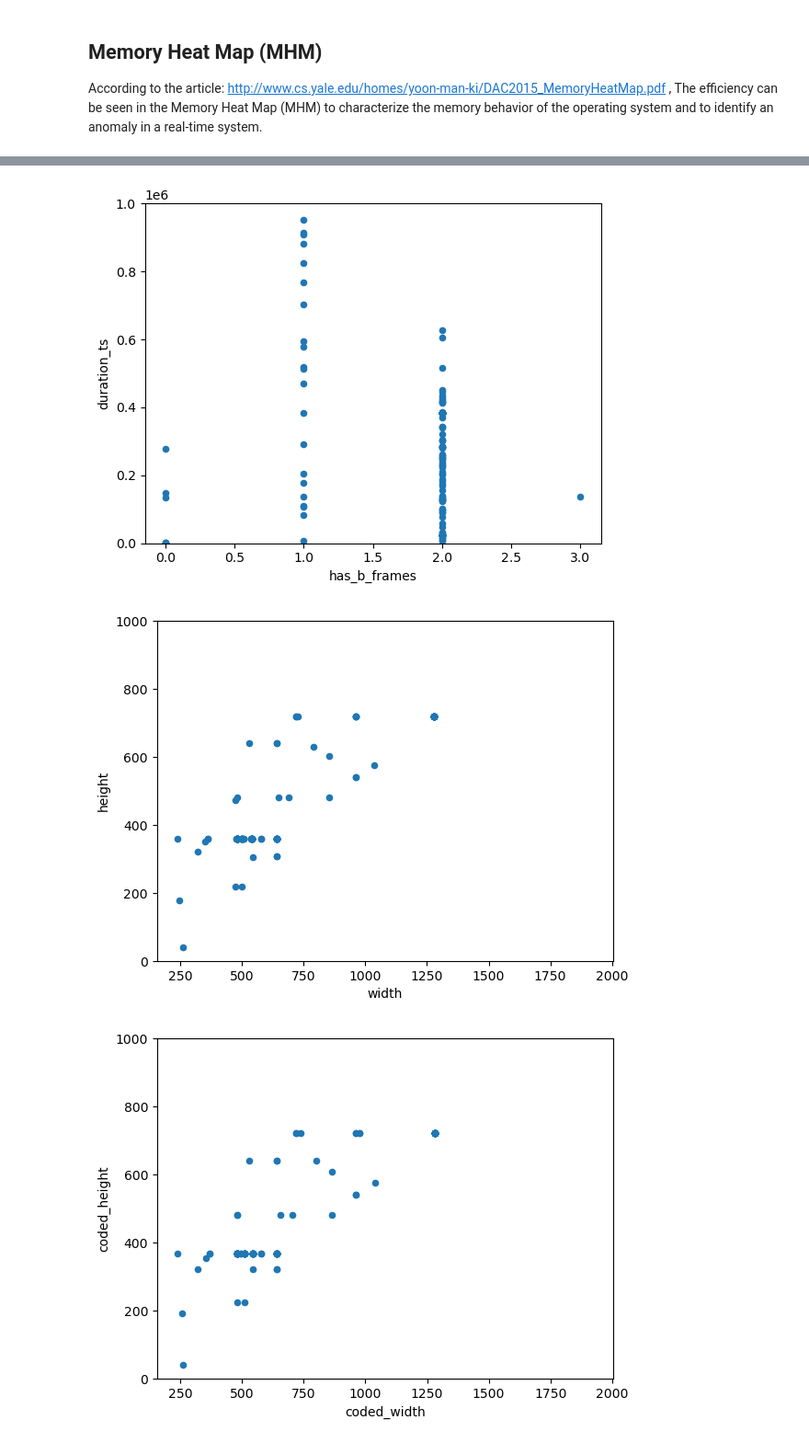
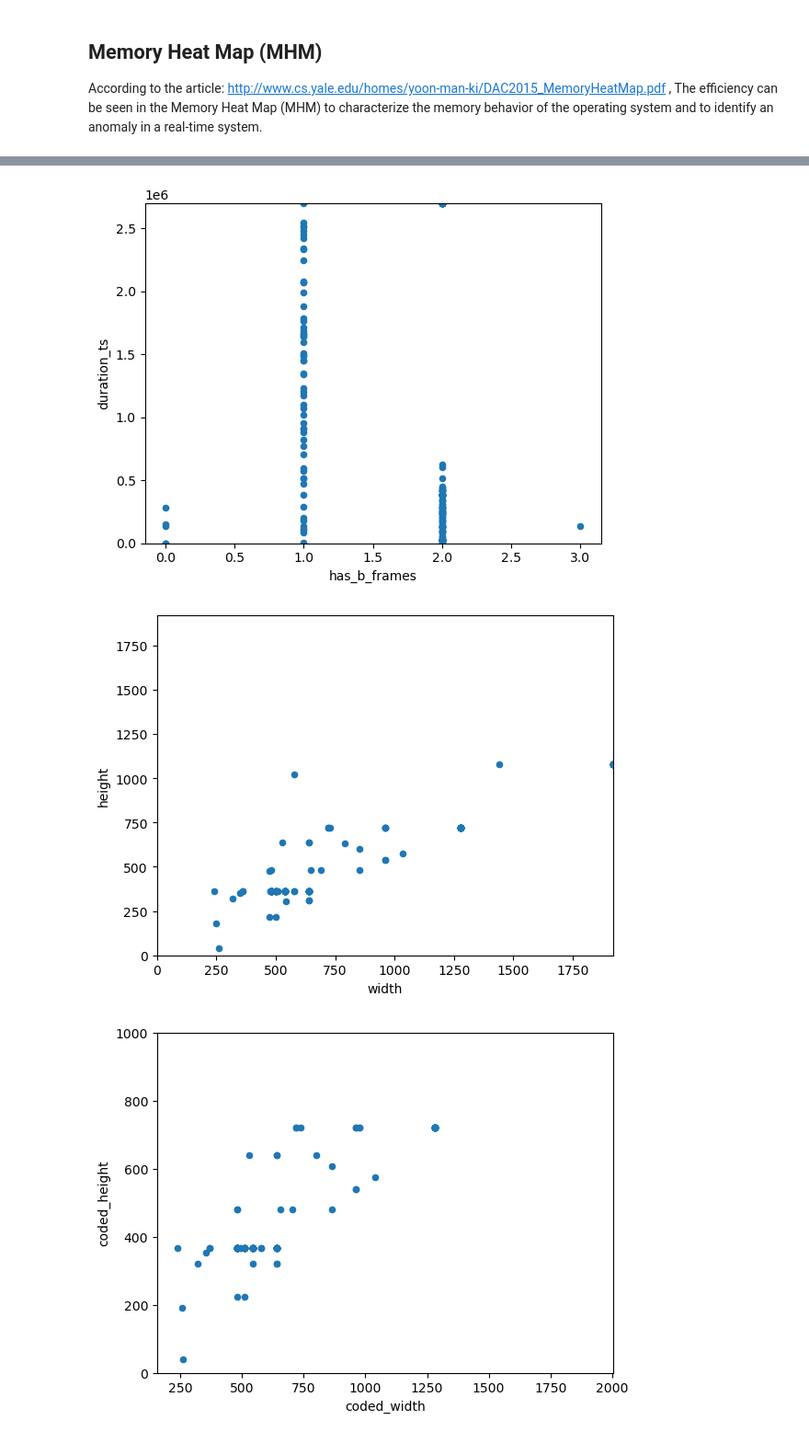
Before and after one commit to RazElbaz/Final-Project-Machine-Learning-Malicious-Video, a Jupyter notebook: ML VIDEO.ipynb, the cells around one changed output, grey strips where cells are left out. Shown at 92% size. Cells and saved outputs as stored; diff of their text form; code cells hidden in the pictures.

```diff
--- a/ML VIDEO.ipynb
+++ b/ML VIDEO.ipynb
@@ -177,0 +155,6 @@ with open("sample.json", "w") as outfile:
+# %%
+i=0
+values=[]
+for key, value in dict.items():
+    values.append(value)
+info["metadata"] = values
@@ -290,0 +278,13 @@ tmp.to_csv('res.csv')
+# %%
+lst1=[]
+lst=[]
+for key,value in dict.items():
+    for i in value:
+        for k,v in list(i.items()):
+            lst.append(k)
+
+output = []
+for x in lst:
+    if x not in output:
+        output.append(x)
+print(output)
@@ -290,0 +293,19 @@ tmp.to_csv('res.csv')
+# %%
+# Import DictWriter class from CSV module
+from csv import DictWriter
+files = Path("/home/raz/Desktop/final/all").glob('*')
+dict={}
+i=0
+for file in files:
+    dict[i]=(ffmpeg.probe(file)["streams"])
+    i+=1
+
+columns=output
+curr = pd.DataFrame(columns=columns)
+
+j=0
+for key,value in dict.items():
+        curr.loc[len(curr)]=value[0]
+#         print(value[0])
+        j=j+1
+print(j)
@@ -290,0 +385,2 @@ tmp.to_csv('res.csv')
+# %%
+tmp = pd.concat([info, curr.reindex(info.index)], axis=1)
@@ -541,17 +553,18 @@ data.plot.scatter(x=var, y='level', ylim=(0,1000));
 # %%
+import importlib
 #scatter plot totalbsmtsf/saleprice
 var = 'has_b_frames'
 data = pd.concat([tmp['duration_ts'], tmp[var]], axis=1)
-data.plot.scatter(x=var, y='duration_ts', ylim=(0,1000000));
+data.plot.scatter(x=var, y='duration_ts', ylim=(0,2700000));
 # %% [output]
-[figure, old version]
+[figure, new version]
 # %%
 #scatter plot totalbsmtsf/saleprice
 var = 'width'
 data = pd.concat([tmp['height'], tmp[var]], axis=1)
-data.plot.scatter(x=var, y='height', ylim=(0,1000));
+data.plot.scatter(x=var, y='height' ,ylim=(0,1920),xlim=(0,1920));
 # %% [output]
-[figure, old version]
+[figure, new version]
 # %%
 #scatter plot totalbsmtsf/saleprice
 var = 'coded_width'
```
Also changed, not shown: parts of 109 cells of this notebook.
